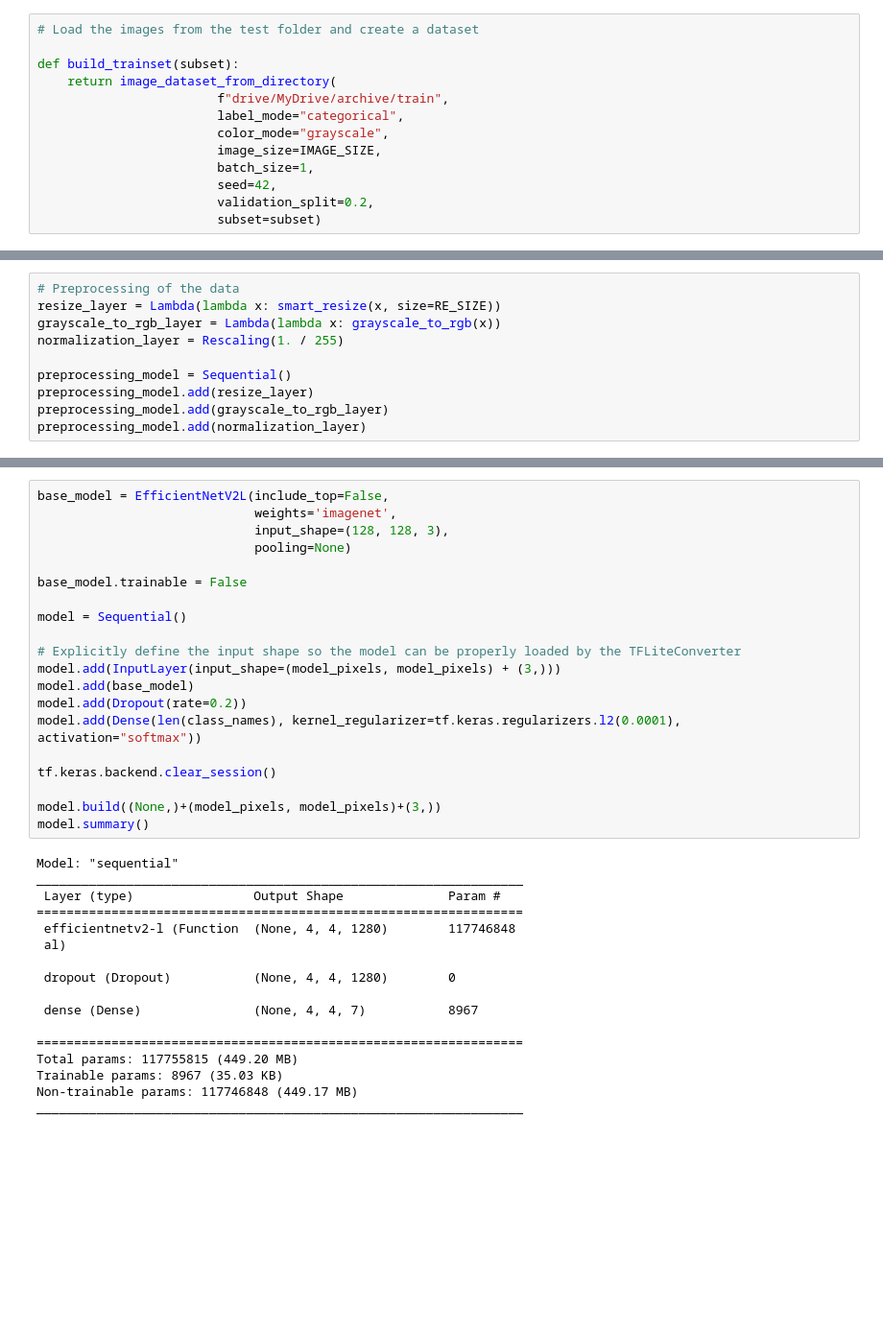
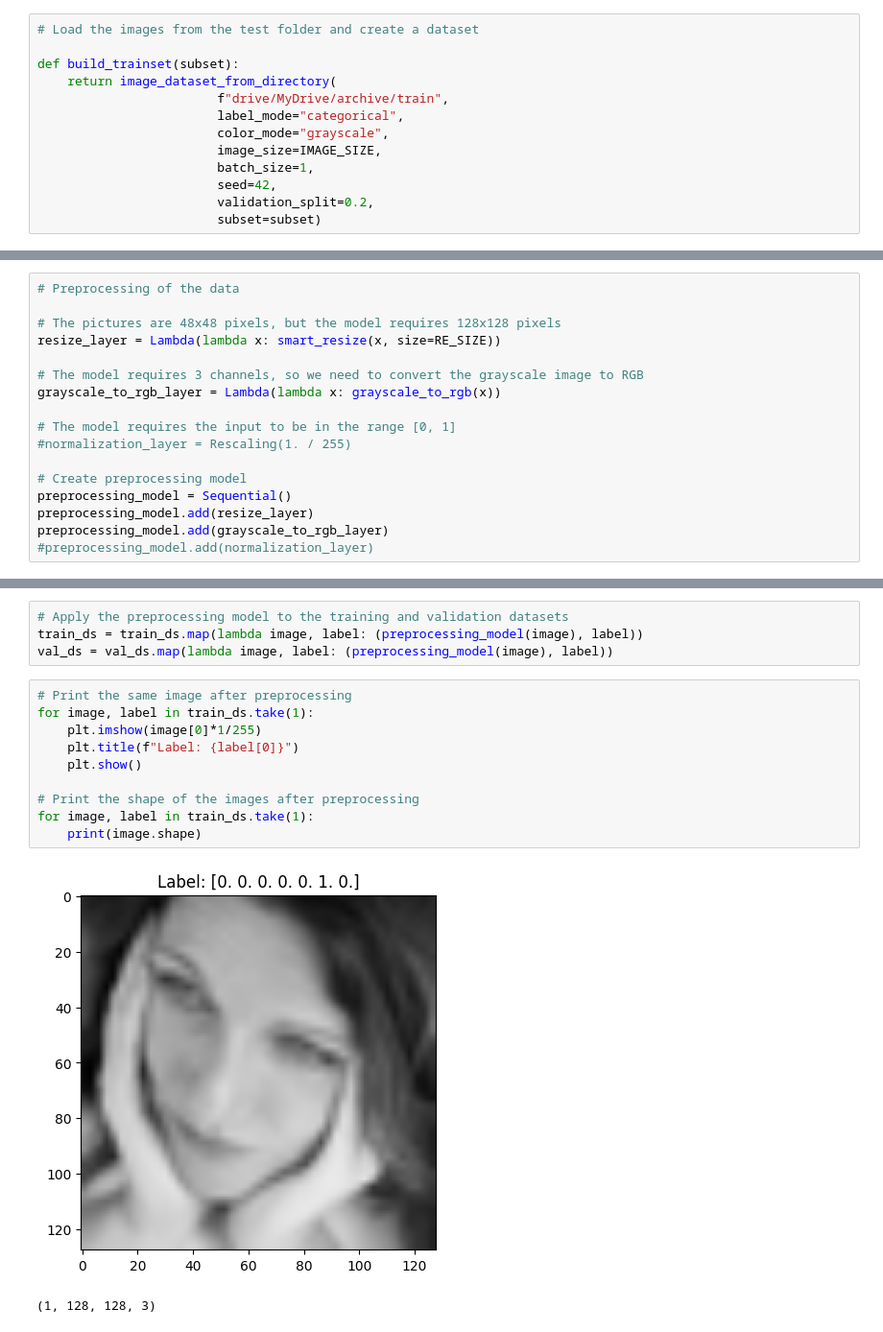
Before and after one commit to JoeyBowman/AppML-Final-Project-2024, a Jupyter notebook: EfficientNet_V2.ipynb, the cells around one changed output, grey strips where cells are left out. Shown at 96% size. Saved outputs shown, nothing was run; the diff lists cells and outputs as text; blank space fills up the shorter version.

```diff
--- a/EfficientNet_V2.ipynb
+++ b/EfficientNet_V2.ipynb
@@ -50,10 +80,17 @@ def build_trainset(subset):
 # %%
 # Preprocessing of the data
+
+# The pictures are 48x48 pixels, but the model requires 128x128 pixels
 resize_layer = Lambda(lambda x: smart_resize(x, size=RE_SIZE))
+
+# The model requires 3 channels, so we need to convert the grayscale image to RGB
 grayscale_to_rgb_layer = Lambda(lambda x: grayscale_to_rgb(x))
-normalization_layer = Rescaling(1. / 255)
 
+# The model requires the input to be in the range [0, 1]
+#normalization_layer = Rescaling(1. / 255)
+
+# Create preprocessing model
 preprocessing_model = Sequential()
 preprocessing_model.add(resize_layer)
 preprocessing_model.add(grayscale_to_rgb_layer)
-preprocessing_model.add(normalization_layer)
+#preprocessing_model.add(normalization_layer)
@@ -80,37 +97,17 @@ Using 5767 files for validation.
-# %%
-base_model = EfficientNetV2L(include_top=False,
-                             weights='imagenet',
-                             input_shape=(128, 128, 3),
-                             pooling=None)
-
-base_model.trainable = False
-
-model = Sequential()
-
-# Explicitly define the input shape so the model can be properly loaded by the TFLiteConverter
-model.add(InputLayer(input_shape=(model_pixels, model_pixels) + (3,)))
-model.add(base_model)
-model.add(Dropout(rate=0.2))
-model.add(Dense(len(class_names), kernel_regularizer=tf.keras.regularizers.l2(0.0001), activation="softmax"))
-
-tf.keras.backend.clear_session()
-
-model.build((None,)+(model_pixels, model_pixels)+(3,))
-model.summary()
-# %% [output]
-Model: "sequential"
-_________________________________________________________________
- Layer (type)                Output Shape              Param #
-=================================================================
- efficientnetv2-l (Function  (None, 4, 4, 1280)        117746848
- al)
-
- dropout (Dropout)           (None, 4, 4, 1280)        0
-
- dense (Dense)               (None, 4, 4, 7)           8967
-
-=================================================================
-Total params: 117755815 (449.20 MB)
-Trainable params: 8967 (35.03 KB)
-Non-trainable params: 117746848 (449.17 MB)
-_________________________________________________________________
+# %%
+# Apply the preprocessing model to the training and validation datasets
+train_ds = train_ds.map(lambda image, label: (preprocessing_model(image), label))
+val_ds = val_ds.map(lambda image, label: (preprocessing_model(image), label))
+# %%
+# Print the same image after preprocessing
+for image, label in train_ds.take(1):
+    plt.imshow(image[0]*1/255)
+    plt.title(f"Label: {label[0]}")
+    plt.show()
+
+# Print the shape of the images after preprocessing
+for image, label in train_ds.take(1):
+    print(image.shape)
+# %% [output]
+[figure, added]
+(1, 128, 128, 3)
```
Also changed, not shown: parts of 24 cells of this notebook.
